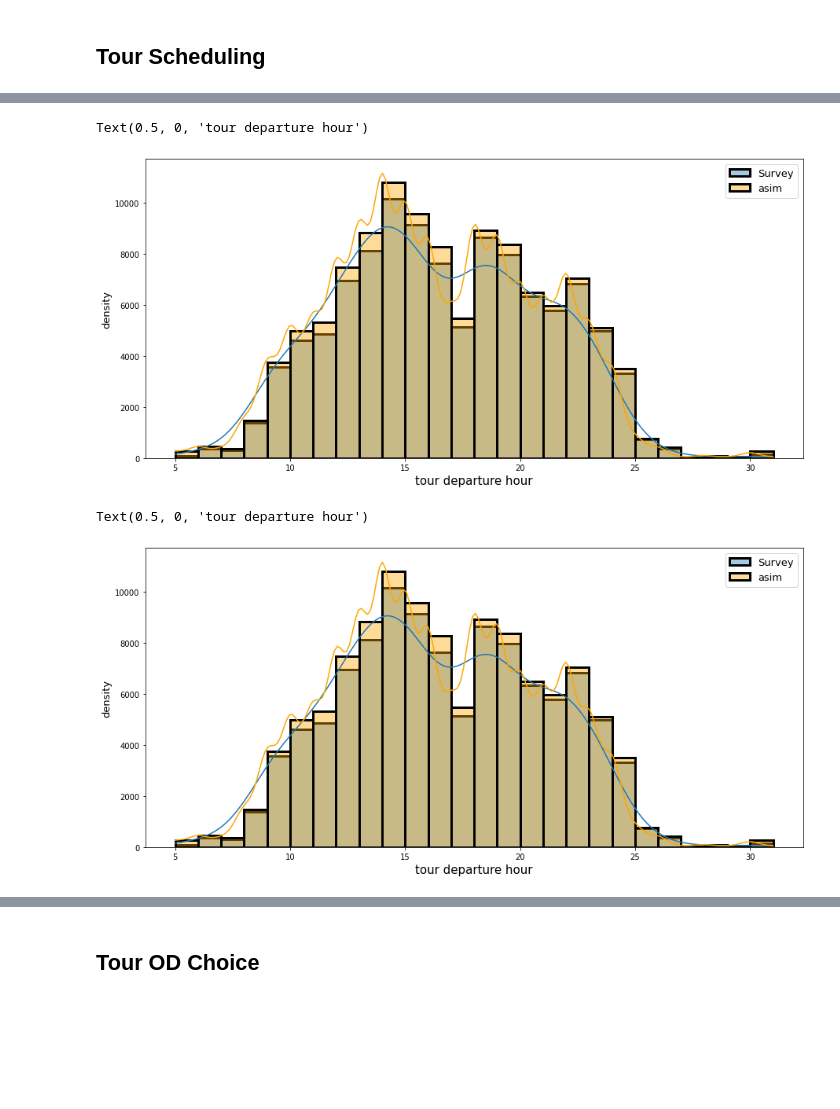
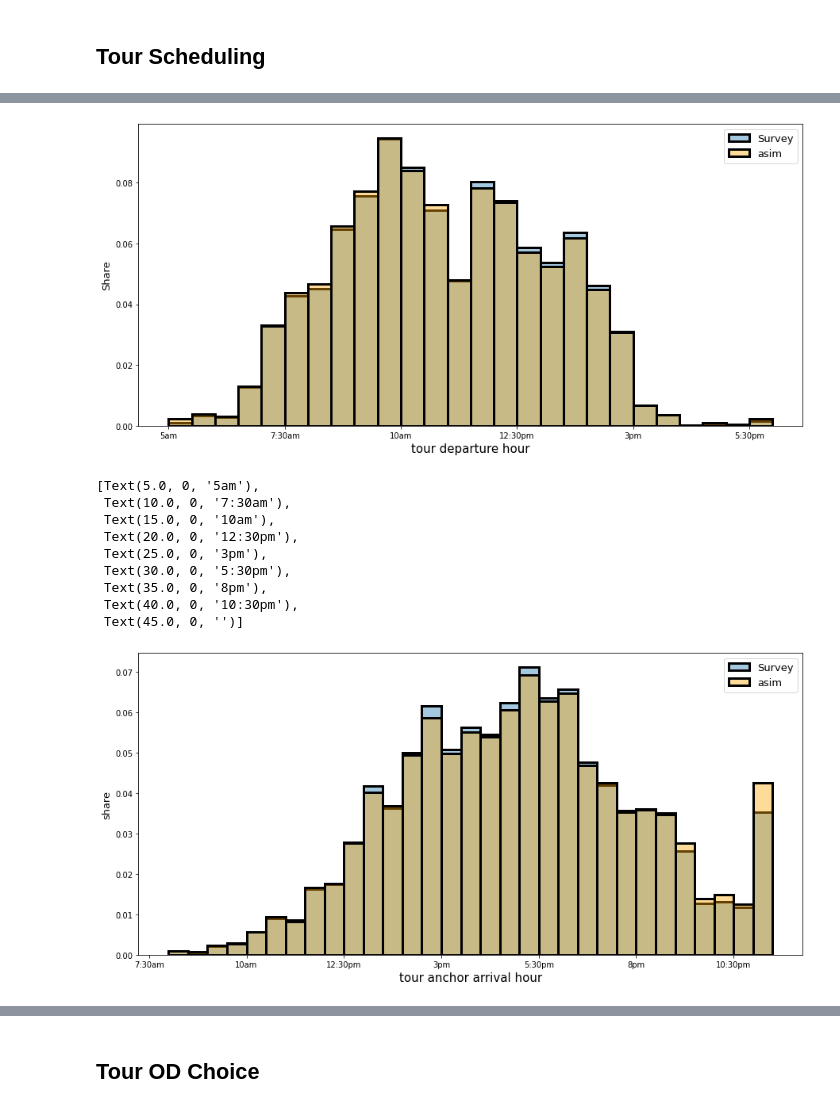
Before and after one commit to SANDAG/ABM, a Jupyter notebook: src/asim_cross_border/notebooks/cross_border_summary_calibrate.ipynb, the cells around one changed output, grey strips where cells are left out. Drawn from its saved outputs; the diff is of its cells as text; code cells hidden in the pictures; blank space fills up the shorter version.

```diff
--- a/src/asim_cross_border/notebooks/cross_border_summary_calibrate.ipynb
+++ b/src/asim_cross_border/notebooks/cross_border_summary_calibrate.ipynb
@@ -275,10 +252,20 @@ Text(0.5, 0, 'tour departure hour')
+# %%
+fig, ax = plt.subplots(figsize=(15,7))
+Survey_tours['sample_rate_share'] = Survey_tours['sample_rate'] / Survey_tours['sample_rate'].sum()
+asim_tours['share'] = 1/len(asim_tours)
+sns.histplot(data=Survey_tours, x='start',weights=Survey_tours.sample_rate_share, ax=ax,binwidth = 1, label='Survey', alpha=0.4, lw=3)
+sns.histplot(data=asim_tours,  x='start', weights=asim_tours.share, binwidth =1,ax=ax, label='asim', color = 'orange',alpha=0.4, lw=3)
+ax.legend(fontsize=13)
+ax.set_ylabel('Share', fontsize=13)
+ax.set_xlabel('tour departure hour', fontsize=15)
+ax.set_xticklabels(['3am','5am','7:30am','10am','12:30pm','3pm','5:30pm']);
+# %% [output]
+[figure, added]
 # %%
-fig, ax = plt.subplots(figsize=(15,7))
-sns.histplot(data=Survey_tours, x='start',weights=Survey_tours.sample_rate, ax=ax,binwidth = 1, label='Survey', alpha=0.4, lw=3, kde = True)
-sns.histplot(data=asim_tours,  x='start', weights=[1 for i in range(len(asim_tours))], binwidth =1,ax=ax, label='asim', color = 'orange',alpha=0.4,kde = True, lw=3)
-ax.legend(fontsize=13)
-ax.set_ylabel('density', fontsize=13)
-ax.set_xlabel('tour departure hour', fontsize=15)
+# fig, ax = plt.subplots(figsize=(15,7))
+# sns.histplot(data=Survey_tours, x='start',weights=Survey_tours.sample_rate, ax=ax,binwidth = 1, label='Survey', alpha=0.4, lw=3, kde = True)
+# sns.histplot(data=asim_tours,  x='start', weights=[1 for i in range(len(asim_tours))], binwidth =1,ax=ax, label='asim', color = 'orange',alpha=0.4,kde = True, lw=3)
+# ax.legend(fontsize=13)
+# ax.set_ylabel('density', fontsize=13)
+# ax.set_xlabel('tour departure hour', fontsize=15)
+# ax.set_xticklabels(['3am','5am','7:30am','10am','12:30pm','3pm','5:30pm'])
-# %% [output]
-Text(0.5, 0, 'tour departure hour')
-[figure, removed]
@@ -285,10 +279,19 @@ Text(0.5, 0, 'tour departure hour')
 # %%
 fig, ax = plt.subplots(figsize=(15,7))
-sns.histplot(data=Survey_tours, x='start',weights=Survey_tours.sample_rate, ax=ax,binwidth = 1, label='Survey', alpha=0.4, lw=3, kde = True)
-sns.histplot(data=asim_tours,  x='start', weights=[1 for i in range(len(asim_tours))], binwidth =1,ax=ax, label='asim', color = 'orange',alpha=0.4,kde = True, lw=3)
+sns.histplot(data=Survey_tours, x='end',weights=Survey_tours.sample_rate_share, ax=ax,binwidth = 1, label='Survey', alpha=0.4, lw=3)
+sns.histplot(data=asim_tours,  x='end', weights=asim_tours.share, binwidth =1,ax=ax, label='asim', color = 'orange',alpha=0.4, lw=3)
 ax.legend(fontsize=13)
-ax.set_ylabel('density', fontsize=13)
-ax.set_xlabel('tour departure hour', fontsize=15)
+ax.set_ylabel('share', fontsize=13)
+ax.set_xlabel('tour anchor arrival hour', fontsize=15)
+ax.set_xticklabels(['5am','7:30am','10am','12:30pm','3pm','5:30pm', '8pm','10:30pm'])
 # %% [output]
-Text(0.5, 0, 'tour departure hour')
+[Text(5.0, 0, '5am'),
+ Text(10.0, 0, '7:30am'),
+ Text(15.0, 0, '10am'),
+ Text(20.0, 0, '12:30pm'),
+ Text(25.0, 0, '3pm'),
+ Text(30.0, 0, '5:30pm'),
+ Text(35.0, 0, '8pm'),
+ Text(40.0, 0, '10:30pm'),
+ Text(45.0, 0, '')]
-[figure, old version]
+[figure, new version]
```
Also changed, not shown: parts of 60 cells of this notebook.
